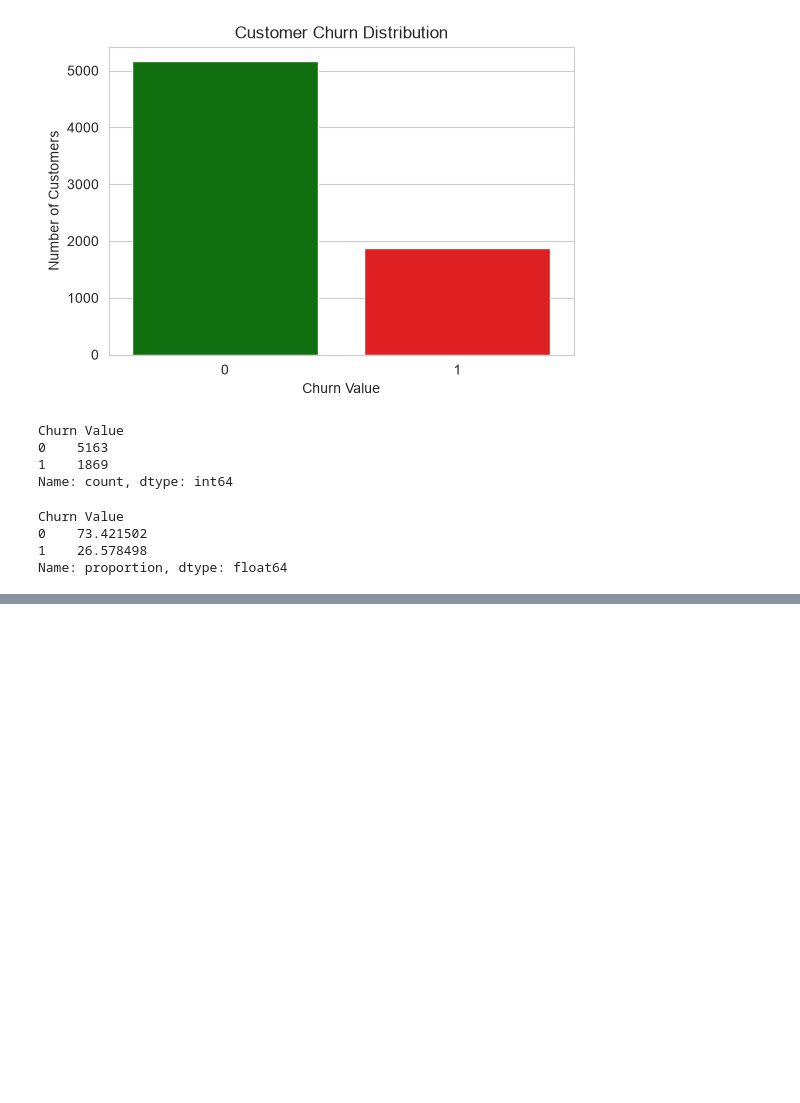
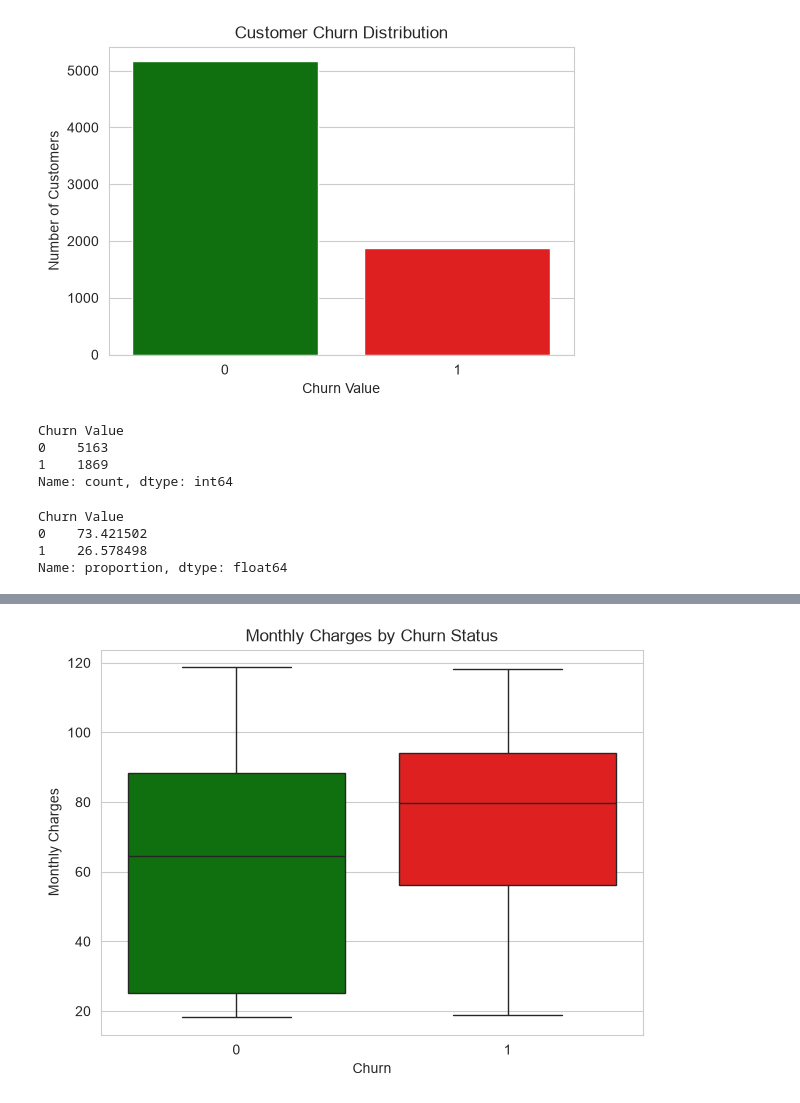
Before and after one commit to diksha-t/Customer-Churn-Prediction, a Jupyter notebook: notebooks/03_eda.ipynb, the cells around one changed output, grey strips where cells are left out. Saved outputs shown, nothing was run; the diff lists cells and outputs as text; code cells hidden in the pictures; blank space fills up the shorter version.

```diff
--- a/notebooks/03_eda.ipynb
+++ b/notebooks/03_eda.ipynb
@@ -51,0 +71,10 @@ print(df.columns.tolist())
+# %%
+plt.figure(figsize=(7, 5))
+sns.boxplot(data= df, x="Churn Value", y="Monthly Charges", hue="Churn Value", palette=["green", "red"], legend=False)
+plt.title("Monthly Charges by Churn Status")
+plt.xlabel("Churn")
+plt.ylabel("Monthly Charges")
+
+plt.show()
+# %% [output]
+[figure, added]
```
Also changed, not shown: parts of 6 cells of this notebook, 3 other files.
